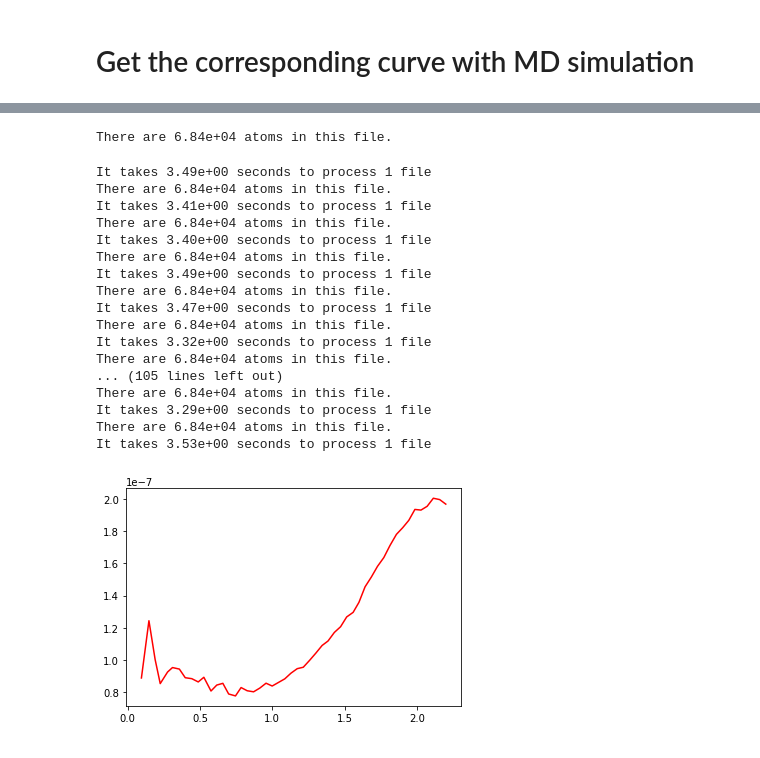
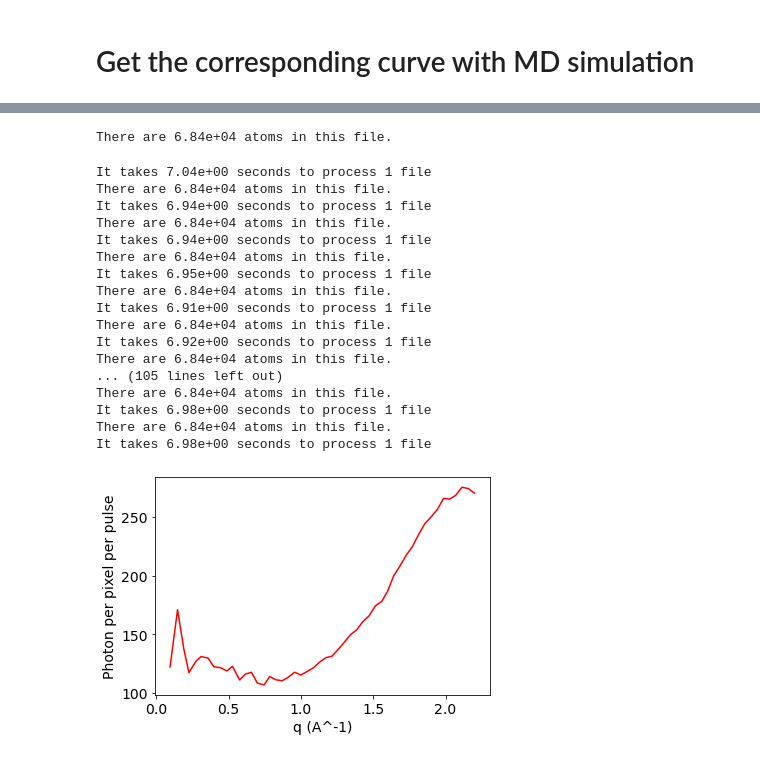
Before and after one commit to haoyuanli93/SpeckleContrastEstimation, a Jupyter notebook: JupyterNotebook/Get_Scattering_Intensity_From_MD_Test1-Copy1.ipynb, the cells around one changed output, grey strips where cells are left out. Drawn from its saved outputs; the diff is of its cells as text; code cells hidden in the pictures.

```diff
--- a/JupyterNotebook/Get_Scattering_Intensity_From_MD_Test1-Copy1.ipynb
+++ b/JupyterNotebook/Get_Scattering_Intensity_From_MD_Test1-Copy1.ipynb
@@ -8,6 +8,8 @@ import matplotlib.pyplot as plt
 
 from ContrastEstimation import util, IntensityEstimation, ContrastEstimation, MoleculeZoo
 from ContrastEstimation import ScatteringInfoMD
+
+plt.rcParams.update({'font.size': 14})
 # %% [markdown]
 # Define the incident beam
 # %%
@@ -40,9 +42,15 @@ omega = (p / l)**2
 # Get effective sampe thickness
 d_eff = atten_length * (1 - np.exp( - d / atten_length))
 
+x= 10
+
 # Get the scatterred intensity at the specified Q value
-q_idx = np.argmin(np.abs(data_holder[-2][:,0] - 2.))
-I_out = data_holder[-2][q_idx, 1]
+q_idx_1 = np.argmin(np.abs(data_holder[x][:,0] - 2.))
+I_out_1 = data_holder[x][q_idx_1, 1]
 
-print('The measured intensity is {:.2f}'.format(I_out))
+q_idx_2 = np.argmin(np.abs(data_holder[x][:,0] - 1.))
+I_out_2 = data_holder[x][q_idx_2, 1]
+
+
+print('The measured intensity is {:.2f}'.format(I_out_1))
 # %% [output]
@@ -80,6 +105,7 @@ q_array_complete = np.ascontiguousarray(np.concatenate(q_array_complete, axis=0)
 # %%
 output_intensity_holder = np.zeros((61, q_array_complete.shape[0]))
 
+#for file_idx in range(61):
 for file_idx in range(61):
     # Loop through each file
     tic = time.time()
@@ -108,35 +134,45 @@ for file_idx in range(61):
     print("It takes {:.2e} seconds to process 1 file".format(toc - tic))
 # %% [output]
 There are 6.84e+04 atoms in this file.
-It takes 3.49e+00 seconds to process 1 file
+It takes 7.04e+00 seconds to process 1 file
 There are 6.84e+04 atoms in this file.
-It takes 3.41e+00 seconds to process 1 file
+It takes 6.94e+00 seconds to process 1 file
 There are 6.84e+04 atoms in this file.
-It takes 3.40e+00 seconds to process 1 file
+It takes 6.94e+00 seconds to process 1 file
 There are 6.84e+04 atoms in this file.
-It takes 3.49e+00 seconds to process 1 file
+It takes 6.95e+00 seconds to process 1 file
 There are 6.84e+04 atoms in this file.
-It takes 3.47e+00 seconds to process 1 file
+It takes 6.91e+00 seconds to process 1 file
 There are 6.84e+04 atoms in this file.
-It takes 3.32e+00 seconds to process 1 file
+It takes 6.92e+00 seconds to process 1 file
 There are 6.84e+04 atoms in this file.
 ... (105 lines left out)
 There are 6.84e+04 atoms in this file.
-It takes 3.29e+00 seconds to process 1 file
+It takes 6.98e+00 seconds to process 1 file
 There are 6.84e+04 atoms in this file.
-It takes 3.53e+00 seconds to process 1 file
+It takes 6.98e+00 seconds to process 1 file
 # %%
 q_len_list = np.linalg.norm(q_array_complete,axis=-1)
 
 q_len_bin = np.array([np.mean(q_len_list[split_idx[x]:split_idx[x+1]]) for x in range(50)])
 mean_intensity_bin = np.array([np.mean(output_intensity_holder[:, split_idx[x]:split_idx[x+1]]) for x in range(50)])
 std_intensity_bin = np.array([np.std(output_intensity_holder[:, split_idx[x]:split_idx[x+1]]) for x in range(50)])
+# %%
+box_x = (box_size[0,1] - box_size[0,0]) * 1e-10
+box_y = (box_size[1,1] - box_size[1,0]) * 1e-10
+box_z = (box_size[2,1] - box_size[2,0]) * 1e-10
+
+x_num = int(2e-6 / box_x )
+y_num = int(2e-6 / box_y )
+z_num = int(d_eff/ box_z )
 # %%
 areaMD = (box_size[0,1] - box_size[0,0]) * (box_size[1,1] - box_size[1,0]) * 1e-20
-areaSample = (5e-6) * (5e-6)
+areaSample = (2e-6) * (2e-6)
 ratio = areaSample / areaMD
 # %%
-plt.plot(q_len_bin, mean_intensity_bin * ratio, 'r')
+plt.plot(q_len_bin, mean_intensity_bin * ratio * ratio * z_num, 'r')
+plt.xlabel("q (A^-1)")
+plt.ylabel("Photon per pixel per pulse")
 plt.show()
 # %% [output]
-[figure, old version]
+[figure, new version]
```
Also changed, not shown: parts of 7 cells of this notebook, 1 other file.
